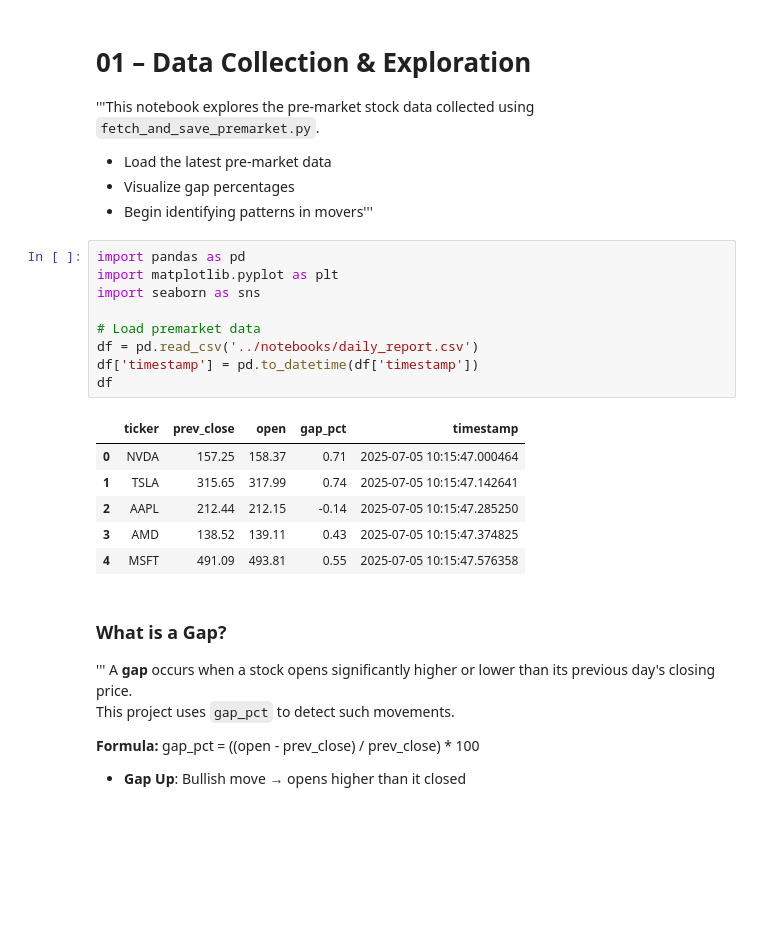
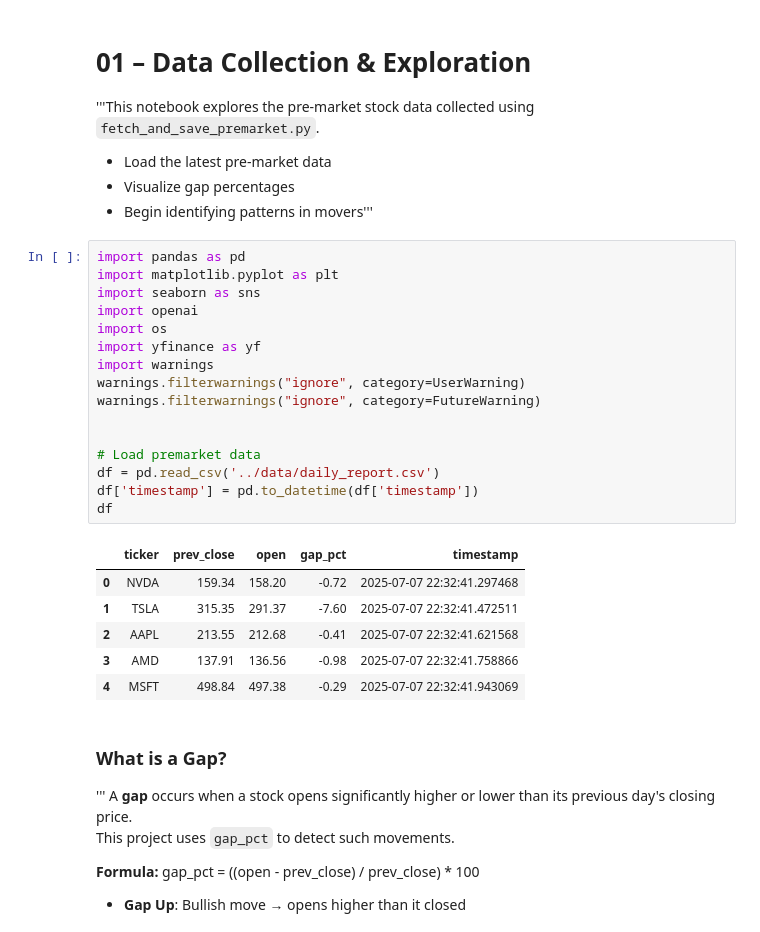
Before and after one commit to btheard3/sentinel, a Jupyter notebook: notebooks/01_data_collection_and_exploration.ipynb, the cells around one changed output. Drawn from its saved outputs; the diff is of its cells as text; blank space fills up the shorter version.

```diff
--- a/notebooks/01_data_collection_and_exploration.ipynb
+++ b/notebooks/01_data_collection_and_exploration.ipynb
@@ -9,19 +9,26 @@
 # %%
 import pandas as pd
 import matplotlib.pyplot as plt
 import seaborn as sns
+import openai
+import os
+import yfinance as yf
+import warnings
+warnings.filterwarnings("ignore", category=UserWarning)
+warnings.filterwarnings("ignore", category=FutureWarning)
+
 
 # Load premarket data
-df = pd.read_csv('../notebooks/daily_report.csv')
+df = pd.read_csv('../data/daily_report.csv')
 df['timestamp'] = pd.to_datetime(df['timestamp'])
 df
 # %% [output]
 |  | ticker | prev_close | open | gap_pct | timestamp |
-| 0 | NVDA | 157.25 | 158.37 | 0.71 | 2025-07-05 10:15:47.000464 |
-| 1 | TSLA | 315.65 | 317.99 | 0.74 | 2025-07-05 10:15:47.142641 |
-| 2 | AAPL | 212.44 | 212.15 | -0.14 | 2025-07-05 10:15:47.285250 |
-| 3 | AMD | 138.52 | 139.11 | 0.43 | 2025-07-05 10:15:47.374825 |
-| 4 | MSFT | 491.09 | 493.81 | 0.55 | 2025-07-05 10:15:47.576358 |
+| 0 | NVDA | 159.34 | 158.20 | -0.72 | 2025-07-07 22:32:41.297468 |
+| 1 | TSLA | 315.35 | 291.37 | -7.60 | 2025-07-07 22:32:41.472511 |
+| 2 | AAPL | 213.55 | 212.68 | -0.41 | 2025-07-07 22:32:41.621568 |
+| 3 | AMD | 137.91 | 136.56 | -0.98 | 2025-07-07 22:32:41.758866 |
+| 4 | MSFT | 498.84 | 497.38 | -0.29 | 2025-07-07 22:32:41.943069 |
 # %% [markdown]
 ### What is a Gap?
 
```
Also changed, not shown: parts of 6 cells of this notebook, 4 other files.
